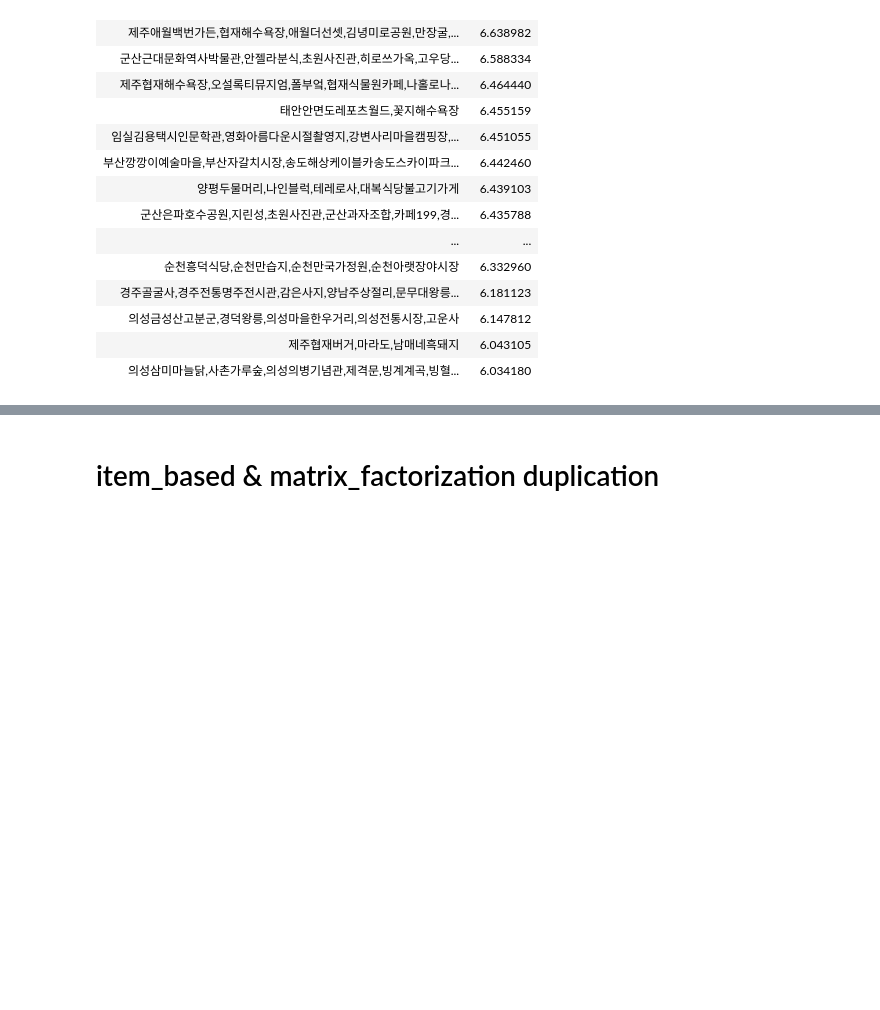
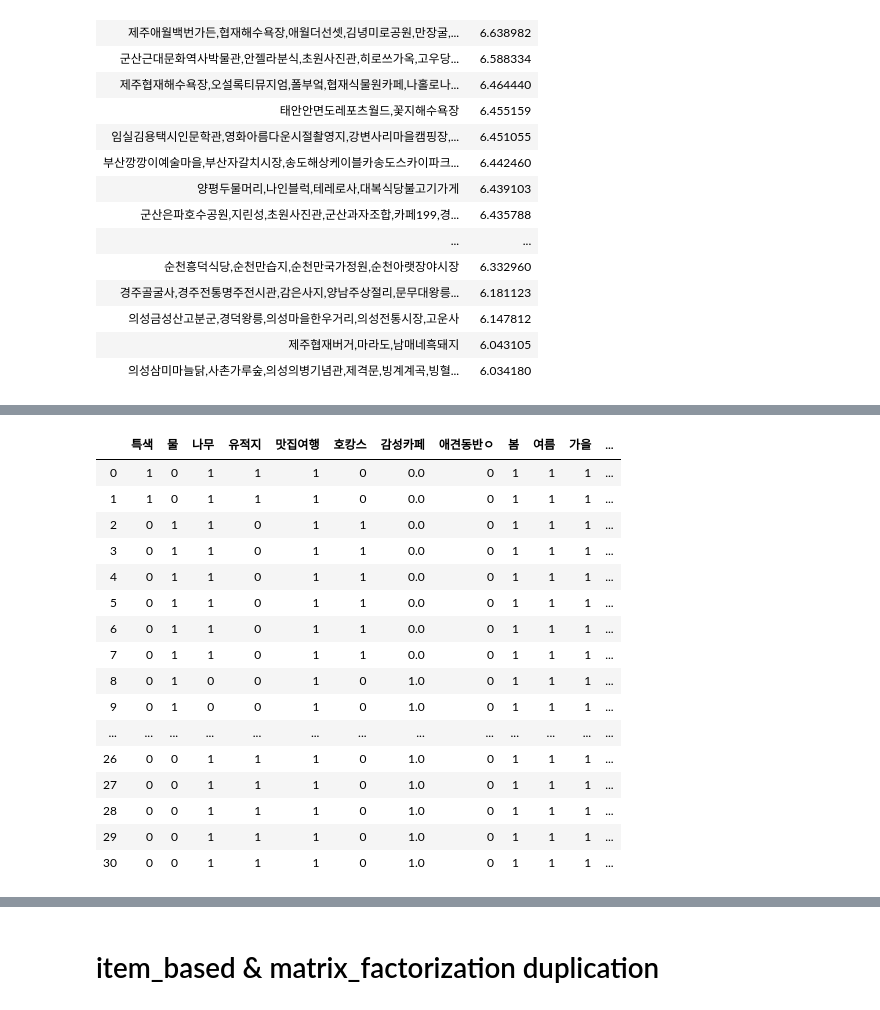
Before and after one commit to sooyeon-go/Trip-recommendation-App, a Jupyter notebook: recommendation_code/final.ipynb, the cells around one changed output, grey strips where cells are left out. Drawn from its saved outputs; the diff is of its cells as text; code cells hidden in the pictures; blank space fills up the shorter version.

```diff
--- a/recommendation_code/final.ipynb
+++ b/recommendation_code/final.ipynb
@@ -354,0 +425,21 @@ matrix_recomm_course
+# %%
+result_detail = result[['특색', '물', '나무', '유적지', '맛집여행', '호캉스', '감성카페', '애견동반ㅇ', '봄', '여름', '가을', '겨울']]
+result_detail
+# %% [output]
+|  | 특색 | 물 | 나무 | 유적지 | 맛집여행 | 호캉스 | 감성카페 | 애견동반ㅇ | 봄 | 여름 | 가을 | ... |
+| 0 | 1 | 0 | 1 | 1 | 1 | 0 | 0.0 | 0 | 1 | 1 | 1 | ... |
+| 1 | 1 | 0 | 1 | 1 | 1 | 0 | 0.0 | 0 | 1 | 1 | 1 | ... |
+| 2 | 0 | 1 | 1 | 0 | 1 | 1 | 0.0 | 0 | 1 | 1 | 1 | ... |
+| 3 | 0 | 1 | 1 | 0 | 1 | 1 | 0.0 | 0 | 1 | 1 | 1 | ... |
+| 4 | 0 | 1 | 1 | 0 | 1 | 1 | 0.0 | 0 | 1 | 1 | 1 | ... |
+| 5 | 0 | 1 | 1 | 0 | 1 | 1 | 0.0 | 0 | 1 | 1 | 1 | ... |
+| 6 | 0 | 1 | 1 | 0 | 1 | 1 | 0.0 | 0 | 1 | 1 | 1 | ... |
+| 7 | 0 | 1 | 1 | 0 | 1 | 1 | 0.0 | 0 | 1 | 1 | 1 | ... |
+| 8 | 0 | 1 | 0 | 0 | 1 | 0 | 1.0 | 0 | 1 | 1 | 1 | ... |
+| 9 | 0 | 1 | 0 | 0 | 1 | 0 | 1.0 | 0 | 1 | 1 | 1 | ... |
+| ... | ... | ... | ... | ... | ... | ... | ... | ... | ... | ... | ... | ... |
+| 26 | 0 | 0 | 1 | 1 | 1 | 0 | 1.0 | 0 | 1 | 1 | 1 | ... |
+| 27 | 0 | 0 | 1 | 1 | 1 | 0 | 1.0 | 0 | 1 | 1 | 1 | ... |
+| 28 | 0 | 0 | 1 | 1 | 1 | 0 | 1.0 | 0 | 1 | 1 | 1 | ... |
+| 29 | 0 | 0 | 1 | 1 | 1 | 0 | 1.0 | 0 | 1 | 1 | 1 | ... |
+| 30 | 0 | 0 | 1 | 1 | 1 | 0 | 1.0 | 0 | 1 | 1 | 1 | ... |
```
Also changed, not shown: parts of 19 cells of this notebook.
